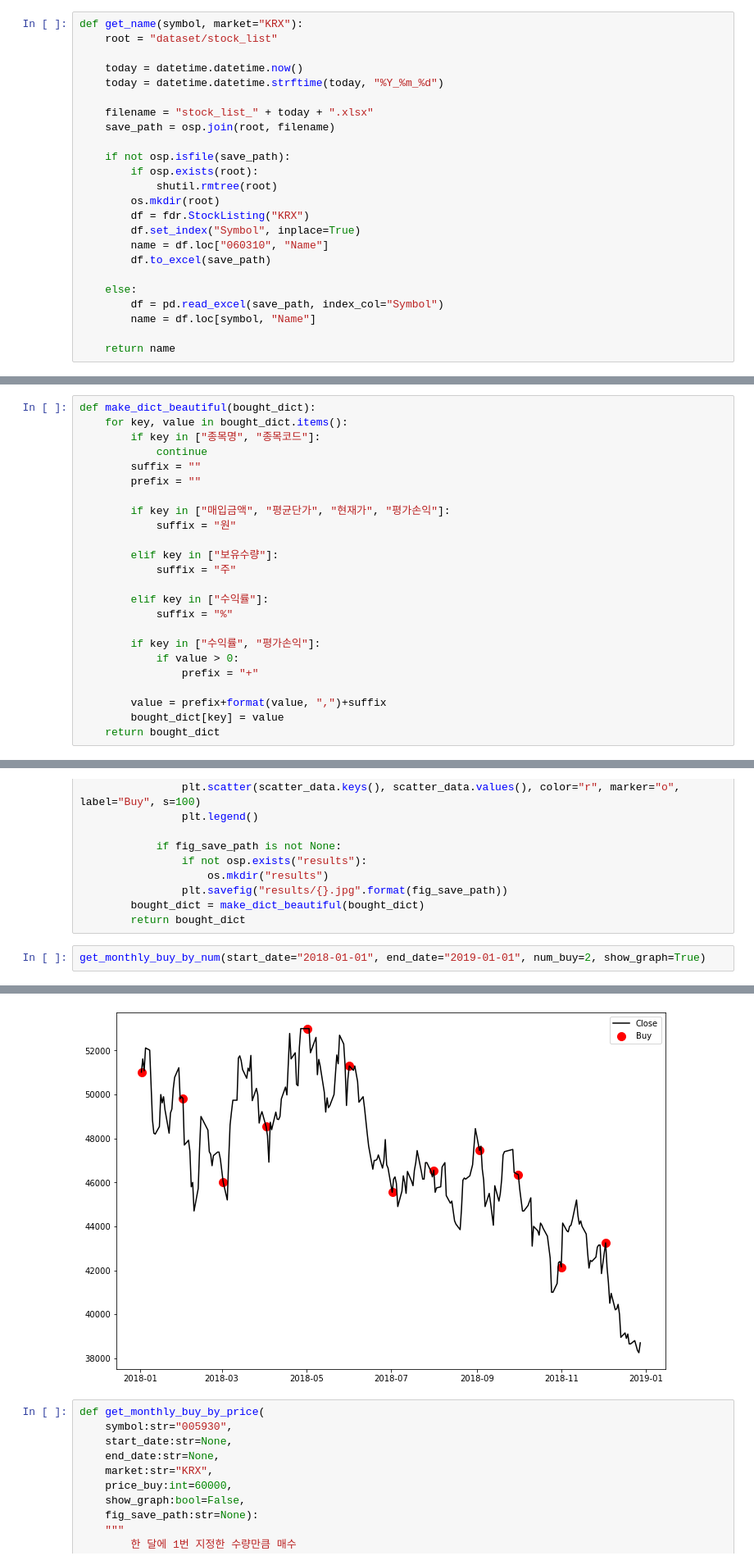
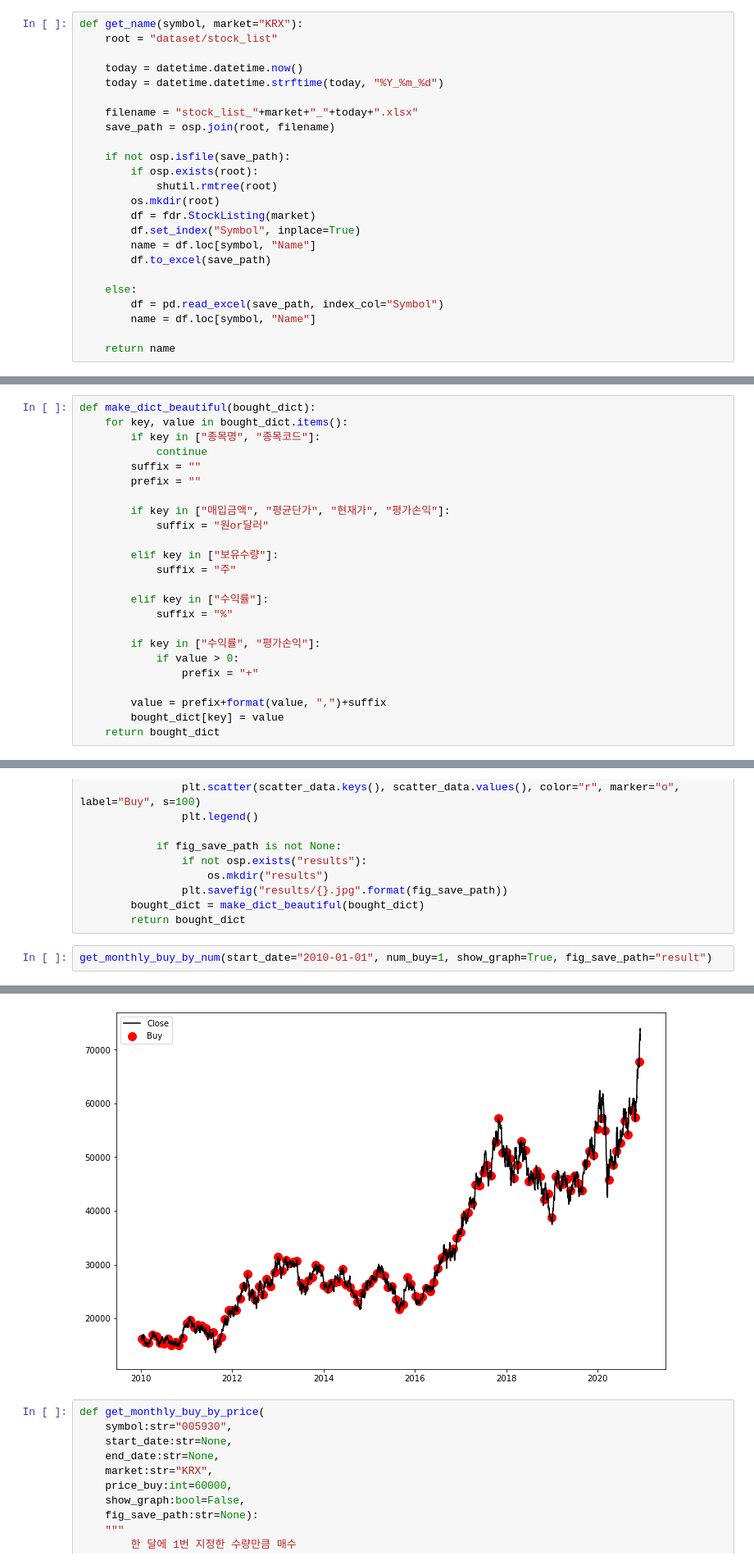
Before and after one commit to jjjCHA/stock_back_testing, a Jupyter notebook: get_monthly_buy_result.ipynb, the cells around one changed output, grey strips where cells are left out. Shown at 82% size. Cells and saved outputs as stored; diff of their text form.

Commit message:
get_name 수정

```diff
--- a/get_monthly_buy_result.ipynb
+++ b/get_monthly_buy_result.ipynb
@@ -15,16 +15,16 @@ def get_name(symbol, market="KRX"):
     today = datetime.datetime.now()
     today = datetime.datetime.strftime(today, "%Y_%m_%d")
 
-    filename = "stock_list_" + today + ".xlsx"
+    filename = "stock_list_"+market+"_"+today+".xlsx"
     save_path = osp.join(root, filename)
 
     if not osp.isfile(save_path):
         if osp.exists(root):
             shutil.rmtree(root)
         os.mkdir(root)
-        df = fdr.StockListing("KRX")
+        df = fdr.StockListing(market)
         df.set_index("Symbol", inplace=True)
-        name = df.loc["060310", "Name"]
+        name = df.loc[symbol, "Name"]
         df.to_excel(save_path)
 
     else:
@@ -69,7 +69,7 @@ def make_dict_beautiful(bought_dict):
         prefix = ""
 
         if key in ["매입금액", "평균단가", "현재가", "평가손익"]:
-            suffix = "원"
+            suffix = "원or달러"
 
         elif key in ["보유수량"]:
             suffix = "주"
@@ -162,7 +162,7 @@ def get_monthly_buy_by_num(
         bought_dict = make_dict_beautiful(bought_dict)
         return bought_dict
 # %%
-get_monthly_buy_by_num(start_date="2018-01-01", end_date="2019-01-01", num_buy=2, show_graph=True)
+get_monthly_buy_by_num(start_date="2010-01-01", num_buy=1, show_graph=True, fig_save_path="result")
 # %% [output]
 {'종목명': '삼성전자',
  '종목코드': '005930',
@@ -175,4 +175,4 @@ get_monthly_buy_by_num(start_date="2018-01-01", end_date="2019-01-01", num_buy=2
-[figure, old version]
+[figure, new version]
 # %%
 def get_monthly_buy_by_price(
     symbol:str="005930",
```
Also changed, not shown: parts of 2 cells of this notebook, 2 other files.
